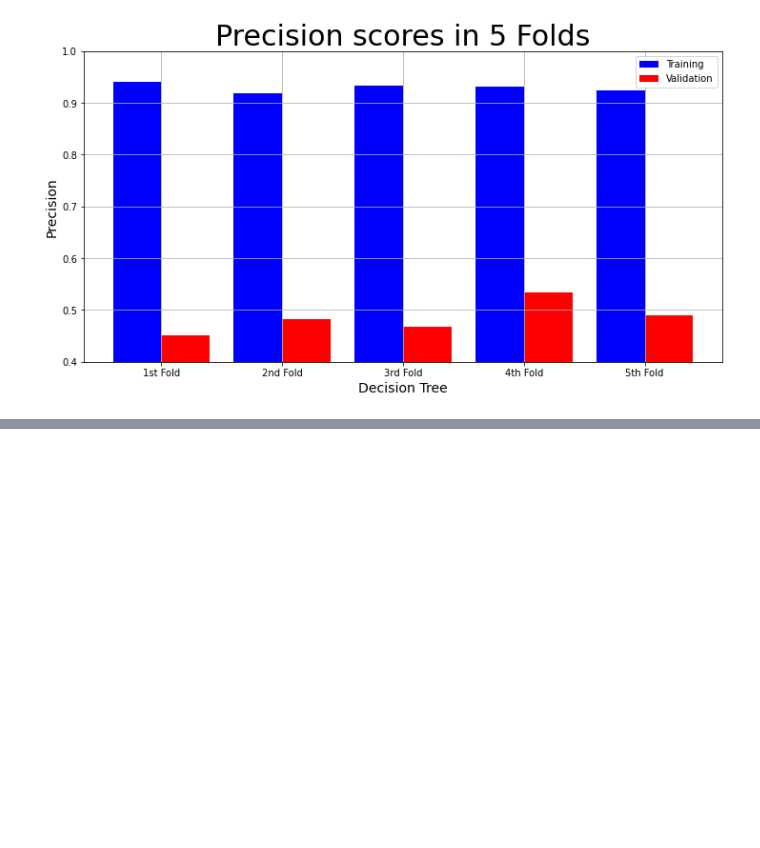
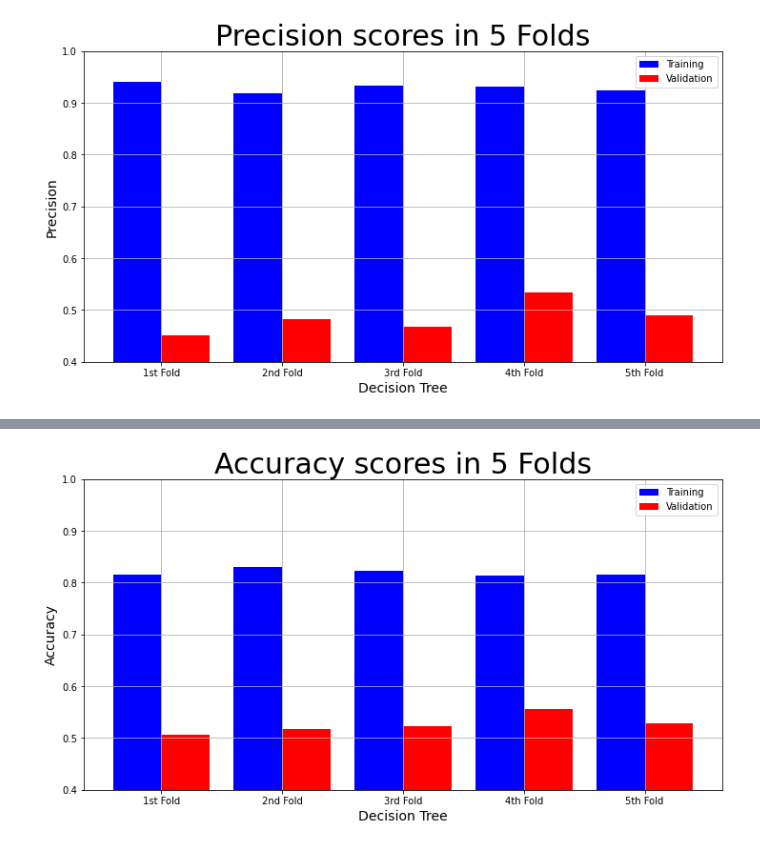
Before and after one commit to wakura-mbuya/abtest-mlops, a Jupyter notebook: notebooks/decission_tress.ipynb, the cells around one changed output, grey strips where cells are left out. Cells and saved outputs as stored; diff of their text form; code cells hidden in the pictures; blank space fills up the shorter version.

```diff
--- a/notebooks/decission_tress.ipynb
+++ b/notebooks/decission_tress.ipynb
@@ -137,0 +155,11 @@ ml.plot_result(model_name, "Precision", "Precision scores in 5 Folds", decision_
+# %%
+# Fine tunin the min_samples_split parameter
+decision_tree_model_2 = DecisionTreeClassifier(criterion="entropy",
+                                               min_samples_split=4,
+                                               random_state=0)
+decision_tree_result_2 = ml.cross_validation(decision_tree_model_2, X, y, 5)
+# %%
+# Plot Accuracy Result
+ml.plot_result(model_name, "Accuracy", "Accuracy scores in 5 Folds", decision_tree_result_2["Training Accuracy scores"], decision_tree_result_2["Validation Accuracy scores"])
+# %% [output]
+[figure, added]
```
Also changed, not shown: parts of 8 cells of this notebook.
